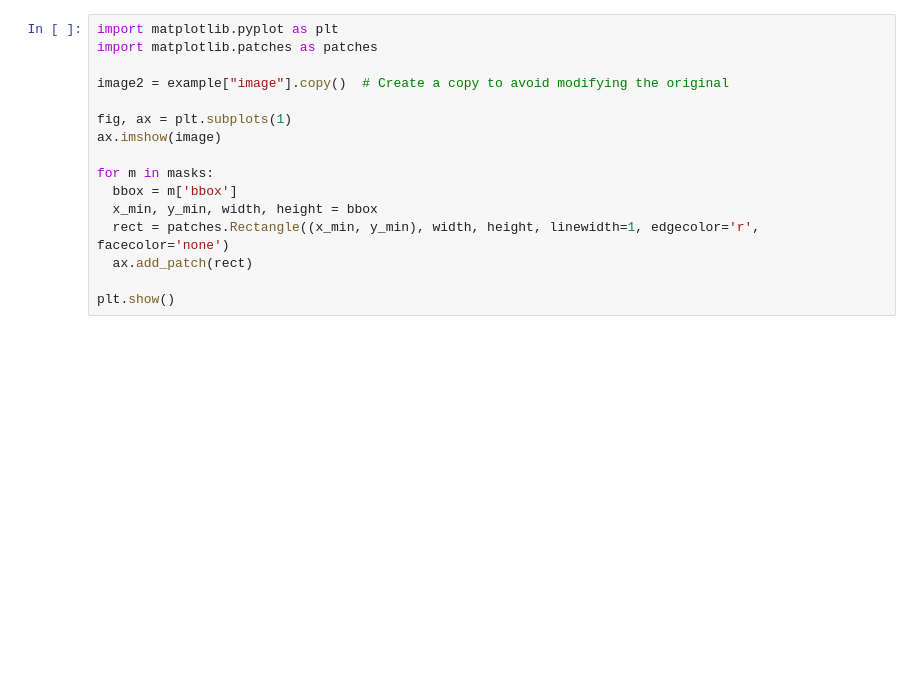
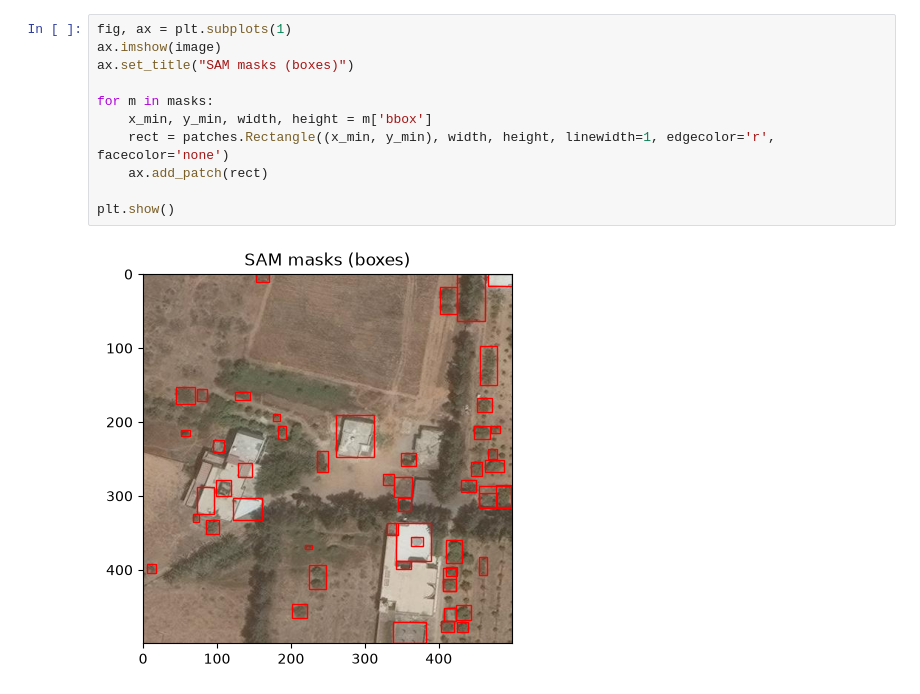
Before and after one commit to lemay-ai/CEG4195-SEG4180, a Jupyter notebook: week7-segment_houses_smartly.ipynb, the cells around one changed output. Saved outputs shown, nothing was run; the diff lists cells and outputs as text; blank space fills up the shorter version.

```diff
--- a/week7-segment_houses_smartly.ipynb
+++ b/week7-segment_houses_smartly.ipynb
@@ -112,17 +146,14 @@ for m in masks:
 # %%
-import matplotlib.pyplot as plt
-import matplotlib.patches as patches
-
-image2 = example["image"].copy()  # Create a copy to avoid modifying the original
-
 fig, ax = plt.subplots(1)
 ax.imshow(image)
+ax.set_title("SAM masks (boxes)")
 
 for m in masks:
-  bbox = m['bbox']
-  x_min, y_min, width, height = bbox
-  rect = patches.Rectangle((x_min, y_min), width, height, linewidth=1, edgecolor='r', facecolor='none')
-  ax.add_patch(rect)
+    x_min, y_min, width, height = m['bbox']
+    rect = patches.Rectangle((x_min, y_min), width, height, linewidth=1, edgecolor='r', facecolor='none')
+    ax.add_patch(rect)
 
 plt.show()
+# %% [output]
+[figure, added]
 # %%
```
Also changed, not shown: parts of 24 cells of this notebook, 55 other files.
